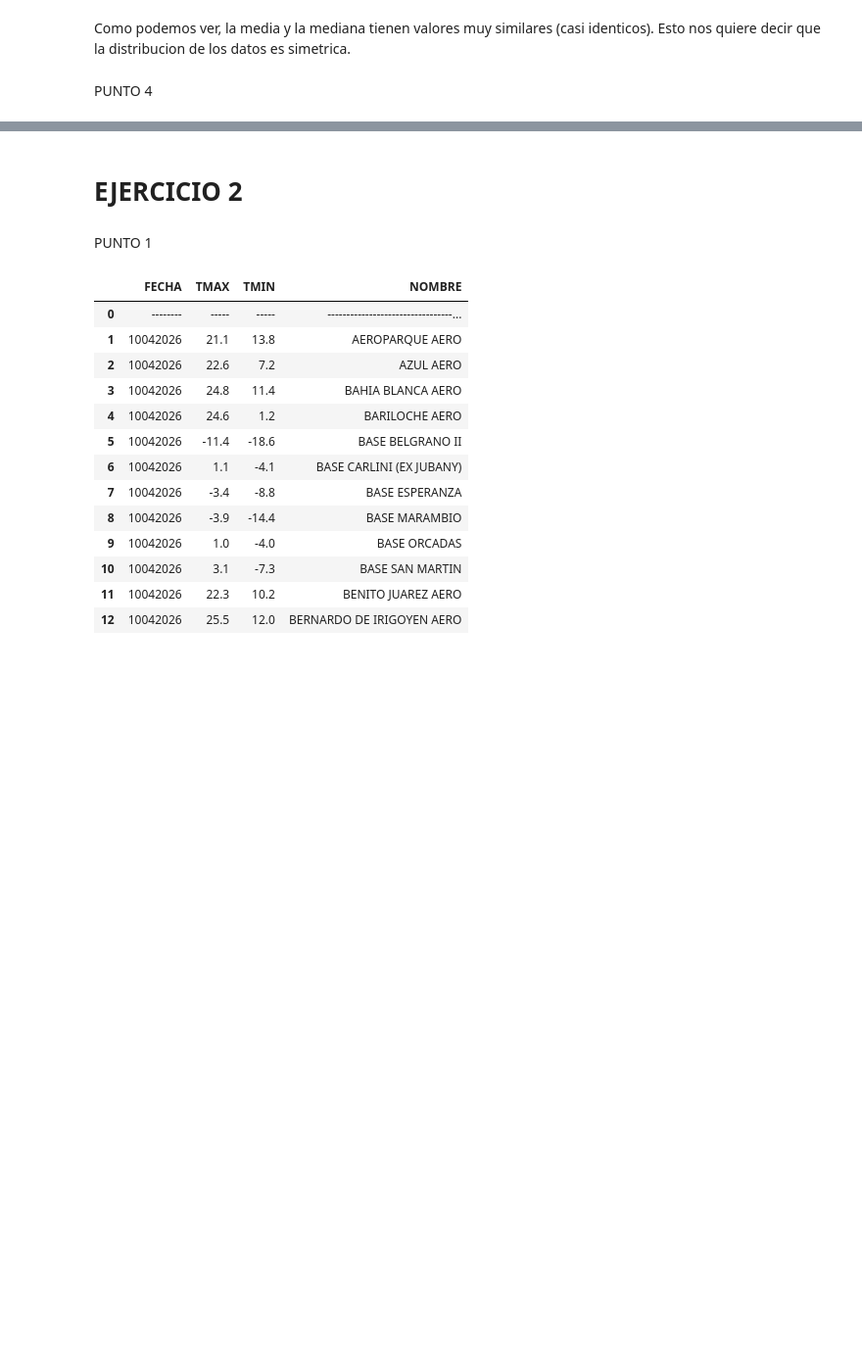
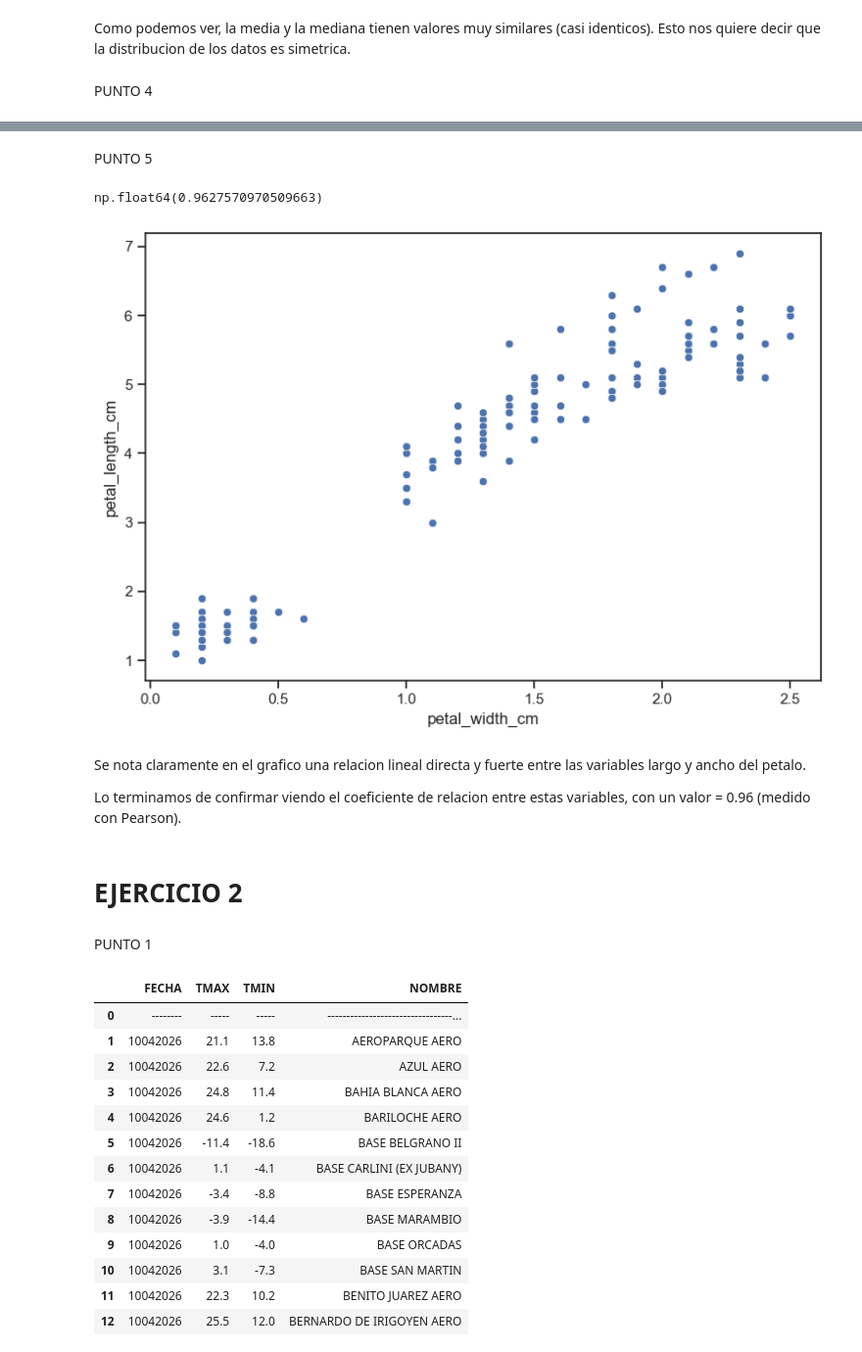
Before and after one commit to winttita/TUIA, a Jupyter notebook: Segundo/Fundamento de Ciencia de Datos/U4 - Visualizacion/practica4.ipynb, the cells around one changed output, grey strips where cells are left out. Shown at 98% size. Saved outputs shown, nothing was run; the diff lists cells and outputs as text; code cells hidden in the pictures; blank space fills up the shorter version.

```diff
--- a/Segundo/Fundamento de Ciencia de Datos/U4 - Visualizacion/practica4.ipynb
+++ b/Segundo/Fundamento de Ciencia de Datos/U4 - Visualizacion/practica4.ipynb
@@ -213,3 +223,19 @@ sns.stripplot(data=iris, x='petal_width_cm', color='black', ax=axes[1], alpha=0.
+# %% [markdown]
+PUNTO 5
+# %%
+# Para cruzar ambas variables, utilizamos un grafico tipo scatterplot
+plt.figure(figsize=(9,6))
+sns.scatterplot(data=iris, x='petal_width_cm', y='petal_length_cm')
+
+# Para determinar la medida de la fuerza de la correlacion, usamos el metodo .corr(pearson)
+corr_petalo = iris['petal_length_cm'].corr(iris['petal_width_cm'])
+# %% [output]
+np.float64(0.9627570970509663)
+[figure, added]
+# %% [markdown]
+Se nota claramente en el grafico una relacion lineal directa y fuerte entre las variables largo y ancho del petalo.
+
+Lo terminamos de confirmar viendo el coeficiente de relacion entre estas variables, con un valor = 0.96 (medido con Pearson).
 # %% [markdown]
 # EJERCICIO 2
 # %% [markdown]
```
Also changed, not shown: parts of 18 cells of this notebook, 3 other files.
